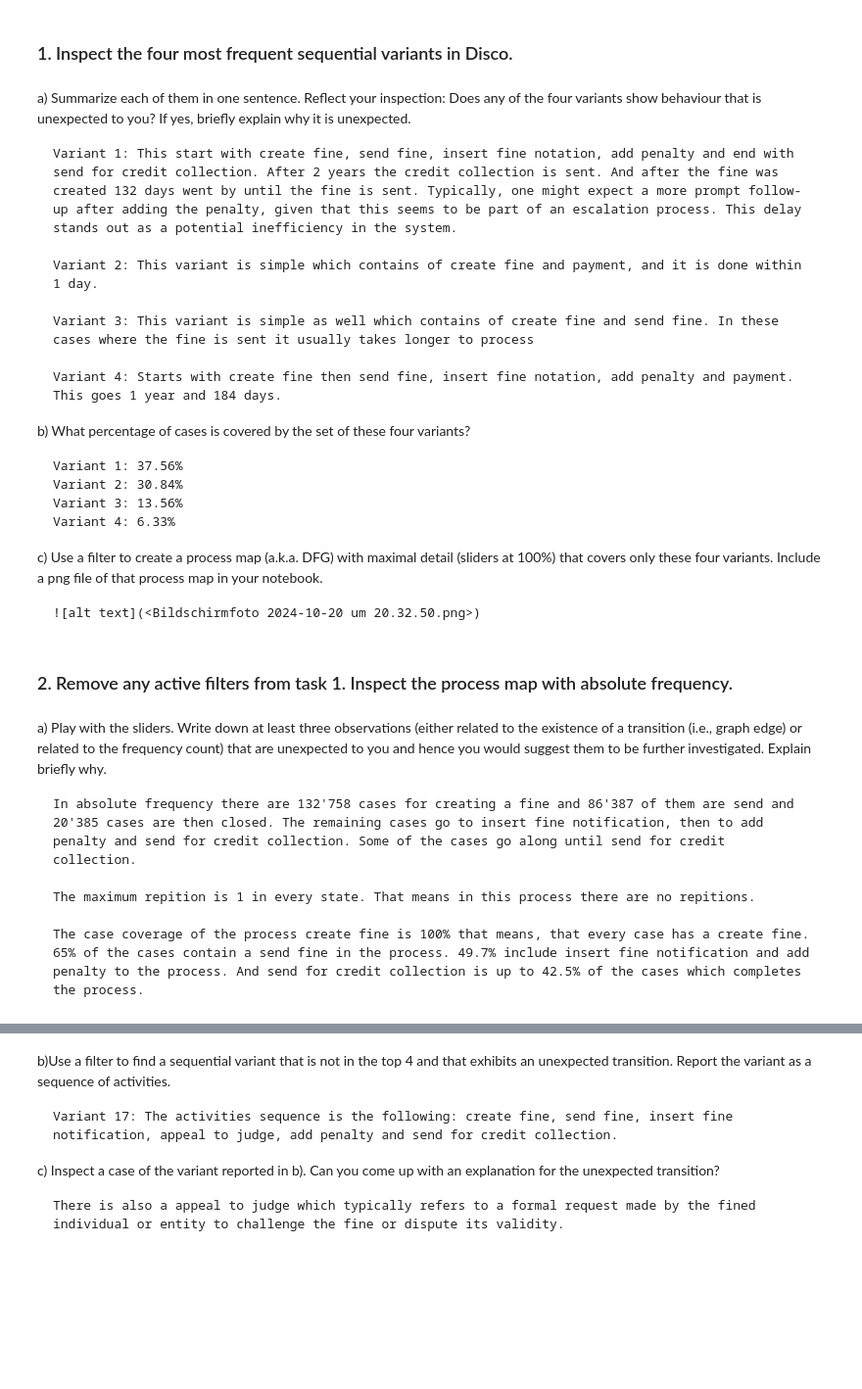
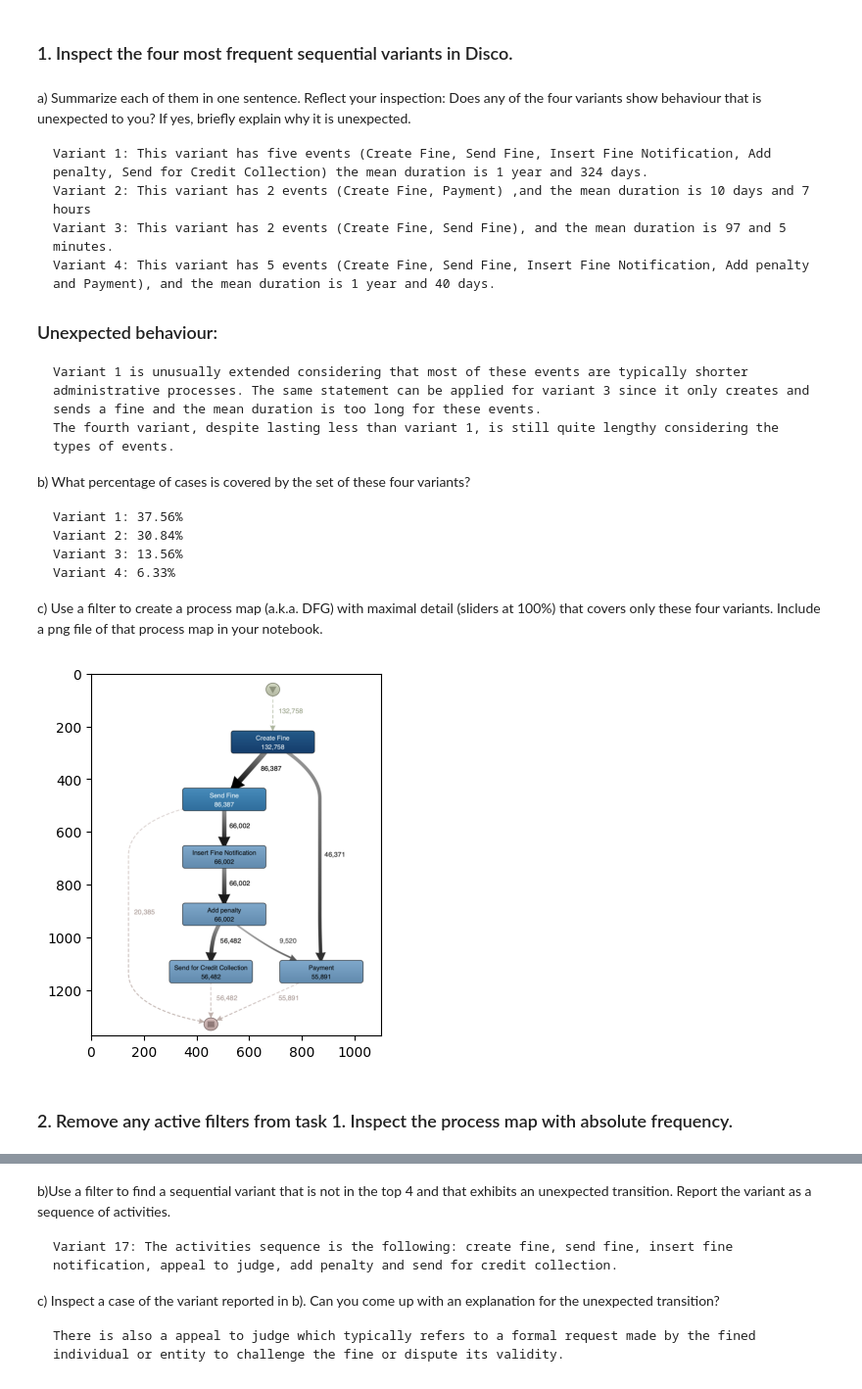
Before and after one commit to fulyagerin/Process_Mining_A1, a Jupyter notebook: Process-Mining-Assignment.ipynb, the cells around one changed output, grey strips where cells are left out. Shown at 98% size. Saved outputs shown, nothing was run; the diff lists cells and outputs as text; code cells hidden in the pictures; blank space fills up the shorter version.

Commit message:
Reviewed Assignment until session 3

```diff
--- a/Process-Mining-Assignment.ipynb
+++ b/Process-Mining-Assignment.ipynb
@@ -426,13 +426,15 @@ The dismissals are categorized in letters. We can see that # and NIL have the mo
 
 a) Summarize each of them in one sentence. Reflect your inspection: Does any of the four variants show behaviour that is unexpected to you? If yes, briefly explain why it is unexpected.
 
-    Variant 1: This start with create fine, send fine, insert fine notation, add penalty and end with send for credit collection. After 2 years the credit collection is sent. And after the fine was created 132 days went by until the fine is sent. Typically, one might expect a more prompt follow-up after adding the penalty, given that this seems to be part of an escalation process. This delay stands out as a potential inefficiency in the system.
+    Variant 1: This variant has five events (Create Fine, Send Fine, Insert Fine Notification, Add penalty, Send for Credit Collection) the mean duration is 1 year and 324 days.
+    Variant 2: This variant has 2 events (Create Fine, Payment) ,and the mean duration is 10 days and 7 hours
+    Variant 3: This variant has 2 events (Create Fine, Send Fine), and the mean duration is 97 and 5 minutes.
+    Variant 4: This variant has 5 events (Create Fine, Send Fine, Insert Fine Notification, Add penalty and Payment), and the mean duration is 1 year and 40 days.
 
-    Variant 2: This variant is simple which contains of create fine and payment, and it is done within 1 day.
+### Unexpected behaviour:
 
-    Variant 3: This variant is simple as well which contains of create fine and send fine. In these cases where the fine is sent it usually takes longer to process
-
-    Variant 4: Starts with create fine then send fine, insert fine notation, add penalty and payment. This goes 1 year and 184 days.
+    Variant 1 is unusually extended considering that most of these events are typically shorter administrative processes. The same statement can be applied for variant 3 since it only creates and sends a fine and the mean duration is too long for these events.
+    The fourth variant, despite lasting less than variant 1, is still quite lengthy considering the types of events.
 
 
 b) What percentage of cases is covered by the set of these four variants?
@@ -443,15 +445,11 @@ b) What percentage of cases is covered by the set of these four variants?
     Variant 4: 6.33%
 
 c) Use a filter to create a process map (a.k.a. DFG) with maximal detail (sliders at 100%) that covers only these four variants. Include a png file of that process map in your notebook.
-
-    ![alt text](<Bildschirmfoto 2024-10-20 um 20.32.50.png>)
+# %%
+path = "Maps/Bildschirmfoto 2024-10-20 um 20.32.50.png"
+img = plt.imread(path)
+imgplot = plt.imshow(img)
+# %% [output]
+[figure, added]
 # %% [markdown]
 ### 2. Remove any active filters from task 1. Inspect the process map with absolute frequency.
-# %% [markdown]
-a) Play with the sliders. Write down at least three observations (either related to the existence of a transition (i.e., graph edge) or related to the frequency count) that are unexpected to you and hence you would suggest them to be further investigated. Explain briefly why.
-
-    In absolute frequency there are 132'758 cases for creating a fine and 86'387 of them are send and 20'385 cases are then closed. The remaining cases go to insert fine notification, then to add penalty and send for credit collection. Some of the cases go along until send for credit collection.
-
-    The maximum repition is 1 in every state. That means in this process there are no repitions.
-
-    The case coverage of the process create fine is 100% that means, that every case has a create fine. 65% of the cases contain a send fine in the process. 49.7% include insert fine notification and add penalty to the process. And send for credit collection is up to 42.5% of the cases which completes the process.
```
Also changed, not shown: parts of 10 cells of this notebook, 10 other files.
